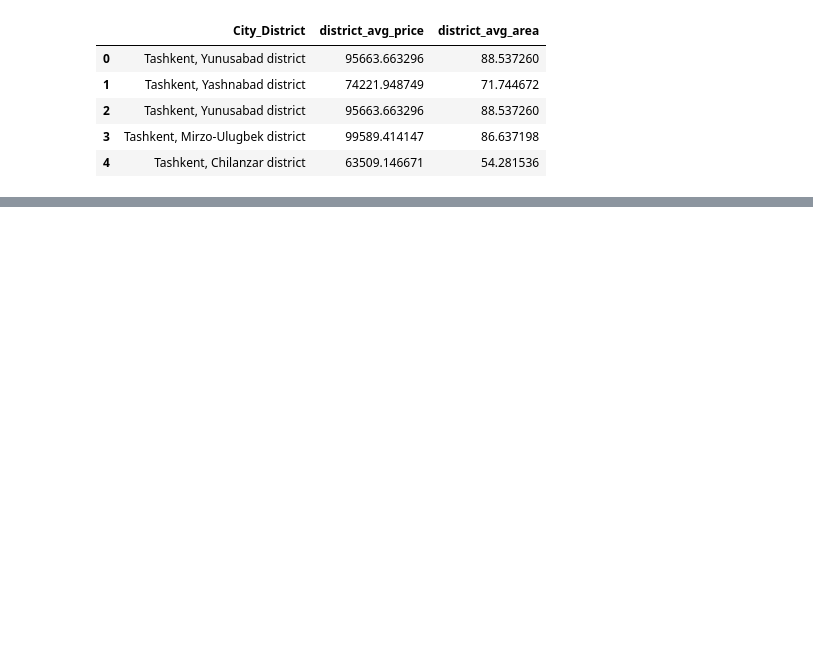
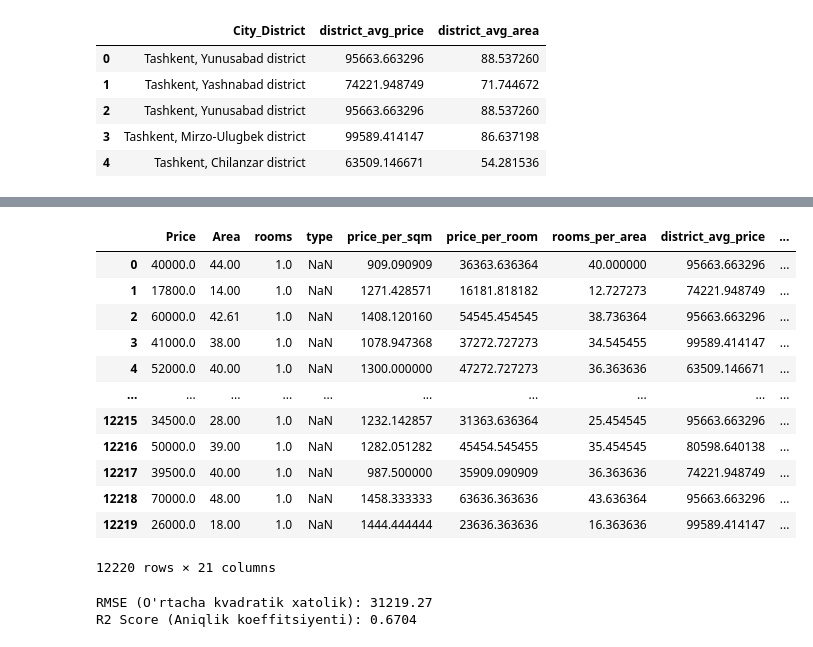
Before and after one commit to sevaradevoloper/22.08, a Jupyter notebook: Untitled77.ipynb, the cells around one changed output, grey strips where cells are left out. Drawn from its saved outputs; the diff is of its cells as text; code cells hidden in the pictures; blank space fills up the shorter version.

```diff
--- a/Untitled77.ipynb
+++ b/Untitled77.ipynb
@@ -166,9 +166,16 @@ Hozirgi uy-joy datasetimizda ham shunday mantiqiy
 # 1. Kvadrat metr narxi
 df["price_per_sqm"] = df["Price"] / df["Area"]
 
-# 2. Xona boshiga to'g'ri keladigan maydon
-# (xona soni 0 bo'lib qolmasligi uchun kichik qiymat qo'shamiz)
-df['rooms_per_area'] = df['Area'] / (df['rooms'] + 0.1)
+# # 2. Xona boshiga to'g'ri keladigan maydon
+# # (xona soni 0 bo'lib qolmasligi uchun kichik qiymat qo'shamiz)
+# # df['rooms_per_area'] = df['Area'] / (df['rooms'] + 0.1)
+
+# rooms_per_area (Xona boshiga to'g'ri keladigan maydon):
+# Holati: → O'rtacha foydali, lekin ehtiyotkorlik talab qiladi.
+# Nega? Bu uyning qanchalik tor yoki kengligini ko'rsatadi
+# (masalan, 3 xonali uy 40 kv.m bo'lsa juda tor, 80 kv.m bo'lsa keng).
+# Model uchun bu qiziq ma'lumot bo'lishi mumkin, lekin uni Area va rooms ustunlarining o'zidan ham model "tushunib ola oladi".
+#  Shart emas, lekin zarar ham qilmaydi.
 
 # Natijani tekshirib ko'ramiz
 df.head()
@@ -201,0 +214,16 @@ df[['City_District', 'district_avg_price', 'district_avg_area']].head()
+# %%
+# 1. Ustunlar ro'yxatini ko'rib olamiz
+print("Hozirgi ustunlar:", df.columns)
+
+# 2. 'type' ustuni mavjud bo'lsagina map qilamiz
+if 'type' in df.columns:
+    df['type'] = df['type'].map({'new': 1, 'secondary': 0})
+
+# 3. 'City_District' mavjud bo'lsaгина One-Hot Encoding qilamiz
+if 'City_District' in df.columns:
+    df = pd.get_dummies(df, columns=['City_District'], prefix='dist', dtype=int)
+else:
+    print("Diqqat: 'City_District' ustuni topilmadi! U oldin o'chirilgan bo'lishi mumkin.")
+
+# 4. Natijani tekshiramiz
+print(df.head())
@@ -201,0 +248,51 @@ df[['City_District', 'district_avg_price', 'district_avg_area']].head()
+# %%
+df
+# %% [output]
+|  | Price | Area | rooms | type | price_per_sqm | price_per_room | rooms_per_area | district_avg_price | ... |
+| 0 | 40000.0 | 44.00 | 1.0 | NaN | 909.090909 | 36363.636364 | 40.000000 | 95663.663296 | ... |
+| 1 | 17800.0 | 14.00 | 1.0 | NaN | 1271.428571 | 16181.818182 | 12.727273 | 74221.948749 | ... |
+| 2 | 60000.0 | 42.61 | 1.0 | NaN | 1408.120160 | 54545.454545 | 38.736364 | 95663.663296 | ... |
+| 3 | 41000.0 | 38.00 | 1.0 | NaN | 1078.947368 | 37272.727273 | 34.545455 | 99589.414147 | ... |
+| 4 | 52000.0 | 40.00 | 1.0 | NaN | 1300.000000 | 47272.727273 | 36.363636 | 63509.146671 | ... |
+| ... | ... | ... | ... | ... | ... | ... | ... | ... | ... |
+| 12215 | 34500.0 | 28.00 | 1.0 | NaN | 1232.142857 | 31363.636364 | 25.454545 | 95663.663296 | ... |
+| 12216 | 50000.0 | 39.00 | 1.0 | NaN | 1282.051282 | 45454.545455 | 35.454545 | 80598.640138 | ... |
+| 12217 | 39500.0 | 40.00 | 1.0 | NaN | 987.500000 | 35909.090909 | 36.363636 | 74221.948749 | ... |
+| 12218 | 70000.0 | 48.00 | 1.0 | NaN | 1458.333333 | 63636.363636 | 43.636364 | 95663.663296 | ... |
+| 12219 | 26000.0 | 18.00 | 1.0 | NaN | 1444.444444 | 23636.363636 | 16.363636 | 99589.414147 | ... |
+12220 rows × 21 columns
+# %%
+import pandas as pd
+from sklearn.model_selection import train_test_split
+from sklearn.linear_model import LinearRegression
+from sklearn.metrics import mean_squared_error, r2_score
+
+# 0. Kategorik (matnli) ustunlarni raqamga o'tkazamiz (One-Hot Encoding)
+# drop_first=True - ortiqcha korrelyatsiyadan qochish uchun
+df_encoded = pd.get_dummies(df, columns=['type', 'dist_City_District'], drop_first=True)
+
+# 1. Target (y) va Features (X) ni ajratib olamiz
+y = df_encoded['Price']
+# Price va boshqa kerak emas yoki data leakage keltirib chiqaruvchi ustunlarni tashlab yuboramiz
+X = df_encoded.drop(columns=['Price', 'price_per_sqm', 'price_per_room', 'district_avg_price', 'district_avg_area'], errors='ignore')
+
+# 2. Ma'lumotlarni o'quv (train) va test qismlarga bo'lamiz (80% o'qish, 20% test uchun)
+X_train, X_test, y_train, y_test = train_test_split(X, y, test_size=0.2, random_state=42)
+
+# 3. Linear Regression modelini chaqiramiz va o'qitamiz
+model = LinearRegression()
+model.fit(X_train, y_train)
+
+# 4. Test ma'lumotlari asosida bashorat qilamiz
+y_pred = model.predict(X_test)
+
+# 5. Model natijalarini baholaymiz (Accuracy / Metrikalar)
+mse = mean_squared_error(y_test, y_pred)
+rmse = mse ** 0.5
+r2 = r2_score(y_test, y_pred)
+
+print(f"RMSE (O'rtacha kvadratik xatolik): {rmse:.2f}")
+print(f"R2 Score (Aniqlik koeffitsiyenti): {r2:.4f}")
+# %% [output]
+RMSE (O'rtacha kvadratik xatolik): 31219.27
+R2 Score (Aniqlik koeffitsiyenti): 0.6704
```
Also changed, not shown: parts of 2 cells of this notebook.
